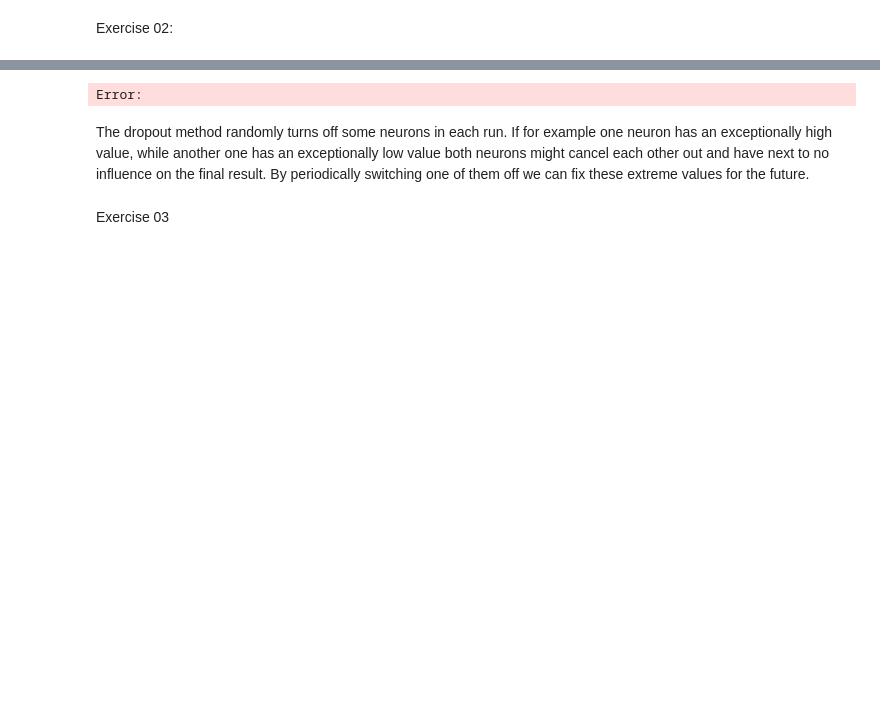
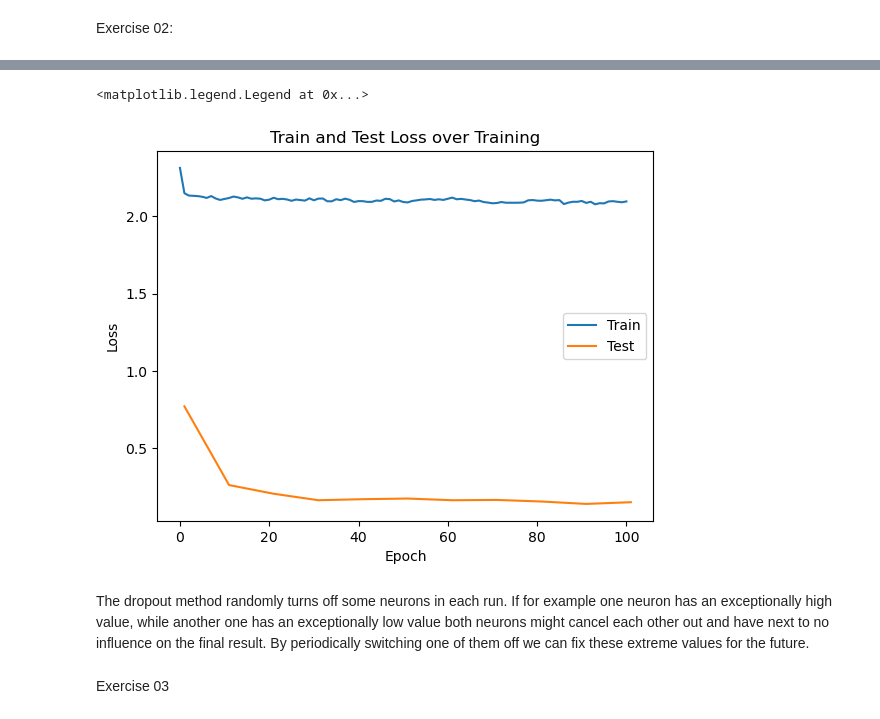
Before and after one commit to robin-alter/MSE-Exercises, a Jupyter notebook: 2024_06_12_Exercise_03/Exercise_03/cnn.ipynb, the cells around one changed output, grey strips where cells are left out. Saved outputs shown, nothing was run; the diff lists cells and outputs as text; code cells hidden in the pictures; blank space fills up the shorter version.

```diff
--- a/2024_06_12_Exercise_03/Exercise_03/cnn.ipynb
+++ b/2024_06_12_Exercise_03/Exercise_03/cnn.ipynb
@@ -199,6 +197,8 @@ Mean Test Loss:  8.70e-01
 # %% [markdown]
 Exercise 02:
 # %%
+plt.rc("figure", dpi=100)
+
 def dropout(X, p_drop=0.5):
     if(0 < p_drop < 1):
         for i in range(len(X)):
@@ -222,6 +222,18 @@ def dropout_model(x, w_h, w_h2, w_o, p_drop_input, p_drop_hidden):
     return pre_softmax
 
 # Train the model using the dropout model
+
+# initialize weights
+
+# input shape is (B, 784)
+w_h = init_weights((784, 625))
+# hidden layer with 625 neurons
+w_h2 = init_weights((625, 625))
+# hidden layer with 625 neurons
+w_o = init_weights((625, 10))
+# output shape is (B, 10)
+
+optimizer = RMSprop(params=[w_h, w_h2, w_o])
 
 p_drop_input = 0.5
 p_drop_hidden = 0.5
@@ -266,7 +278,7 @@ for epoch in range(n_epochs + 1):
             for idx, batch in enumerate(test_dataloader):
                 x, y = batch
                 x = x.reshape(batch_size, 784)
-                noise_py_x = dropout_model(x, w_h, w_h2, w_o, p_drop_input, p_drop_hidden)
+                noise_py_x = model(x, w_h, w_h2, w_o)
 
                 loss = cross_entropy(noise_py_x, y, reduction="mean")
                 test_loss_this_epoch.append(float(loss))
@@ -300,4 +314,5 @@ Mean Test Loss:  7.78e-01
-Error:
+<matplotlib.legend.Legend at 0x...>
+[figure, added]
 # %% [markdown]
 The dropout method randomly turns off some neurons in each run. If for example one neuron has an exceptionally high value, while another one has an exceptionally low value both neurons might cancel each other out and have next to no influence on the final result. By periodically switching one of them off we can fix these extreme values for the future.
 # %% [markdown]
```
Also changed, not shown: parts of 4 cells of this notebook.
